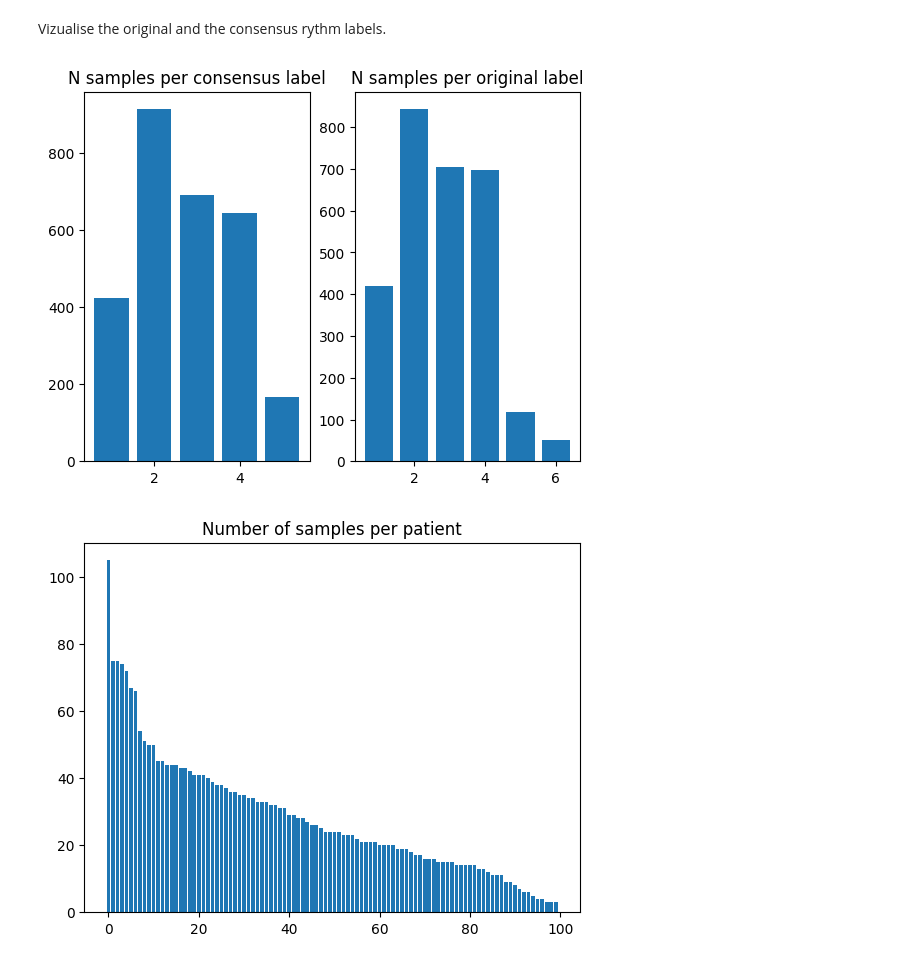
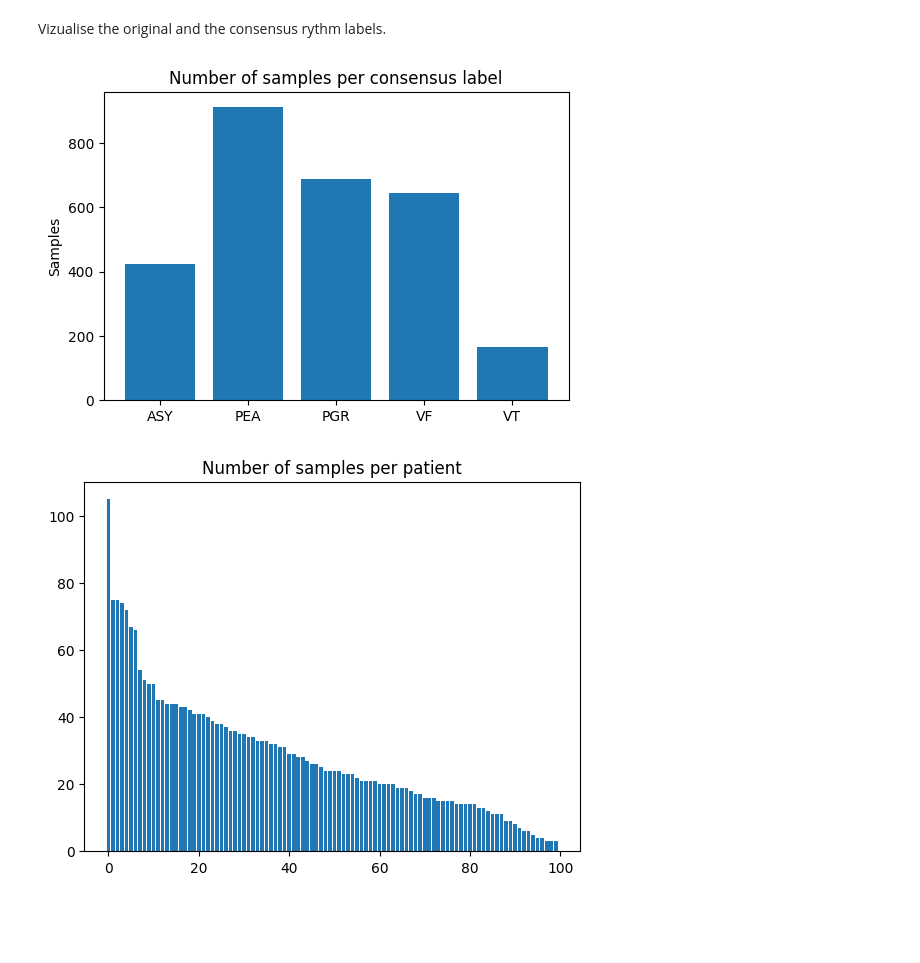
Before and after one commit to halli2/heart_rythm_interpretation, a Jupyter notebook: src/notebooks/data_vizualisation.ipynb, the cells around one changed output. Drawn from its saved outputs; the diff is of its cells as text; code cells hidden in the pictures; blank space fills up the shorter version.

```diff
--- a/src/notebooks/data_vizualisation.ipynb
+++ b/src/notebooks/data_vizualisation.ipynb
@@ -38,14 +35,16 @@ df.head()
 # %% [markdown]
 Vizualise the original and the consensus rythm labels.
 # %%
-f, ax = plt.subplots(1, 2)
-c_label_count = df['c_label'].value_counts()
-ax[0].bar(c_label_count.index, c_label_count.values)
-ax[0].set_title("N samples per consensus label")
-o_label_count = df['o_label'].value_counts()
-ax[1].bar(o_label_count.index, o_label_count.values)
-ax[1].set_title("N samples per original label")
-plt.show()
+f, ax = plt.subplots(figsize=(6,4))
+c_label_count = df["c_label"].value_counts()
+ax.bar(c_label_count.index, c_label_count.values)
+ax.set_title("Number of samples per consensus label")
+ax.set_ylabel("Samples")
+ax.set_xticklabels(["None","ASY", "PEA", "PGR", "VF", "VT"])
+# o_label_count = df['o_label'].value_counts()
+# ax[1].bar(o_label_count.index, o_label_count.values)
+# ax[1].set_title("N samples per original label")
+plt.savefig("res/samples_per_label.svg")
 # %% [output]
-[figure, old version]
+[figure, new version]
 # %%
```
Also changed, not shown: parts of 8 cells of this notebook, 6 other files.
